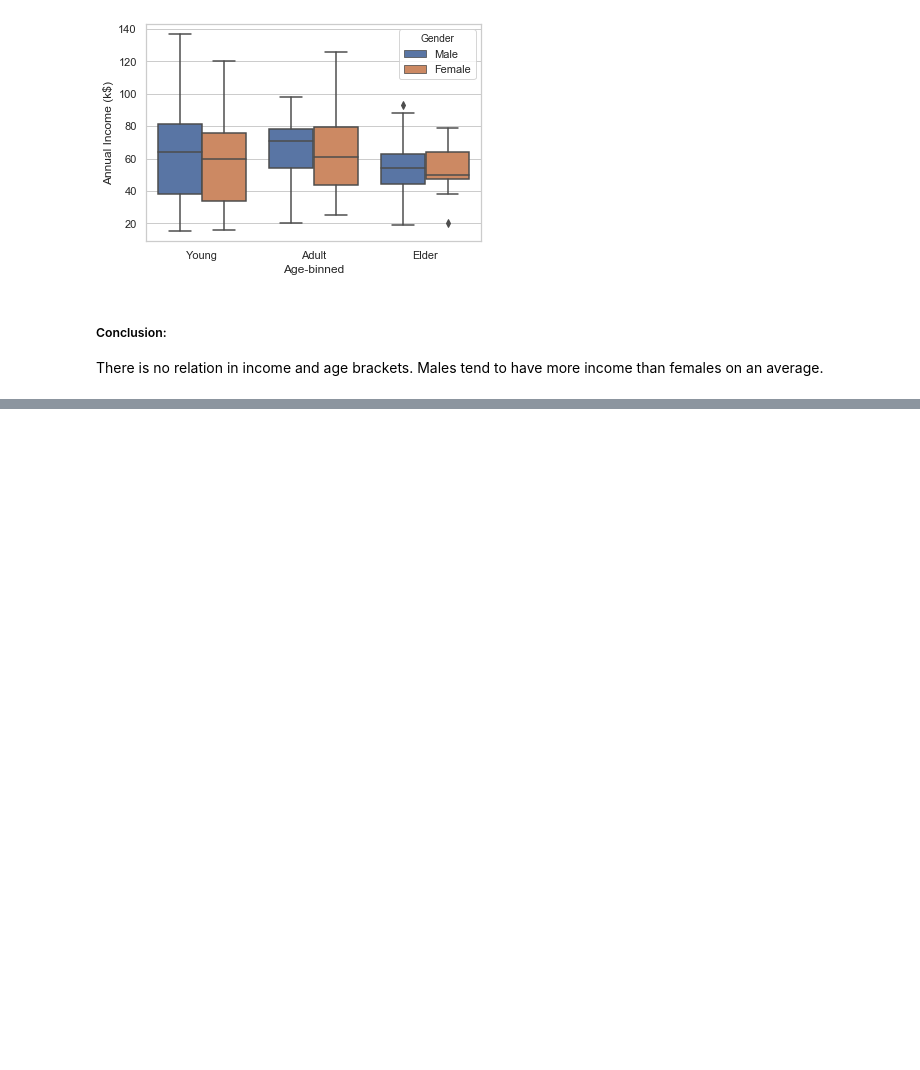
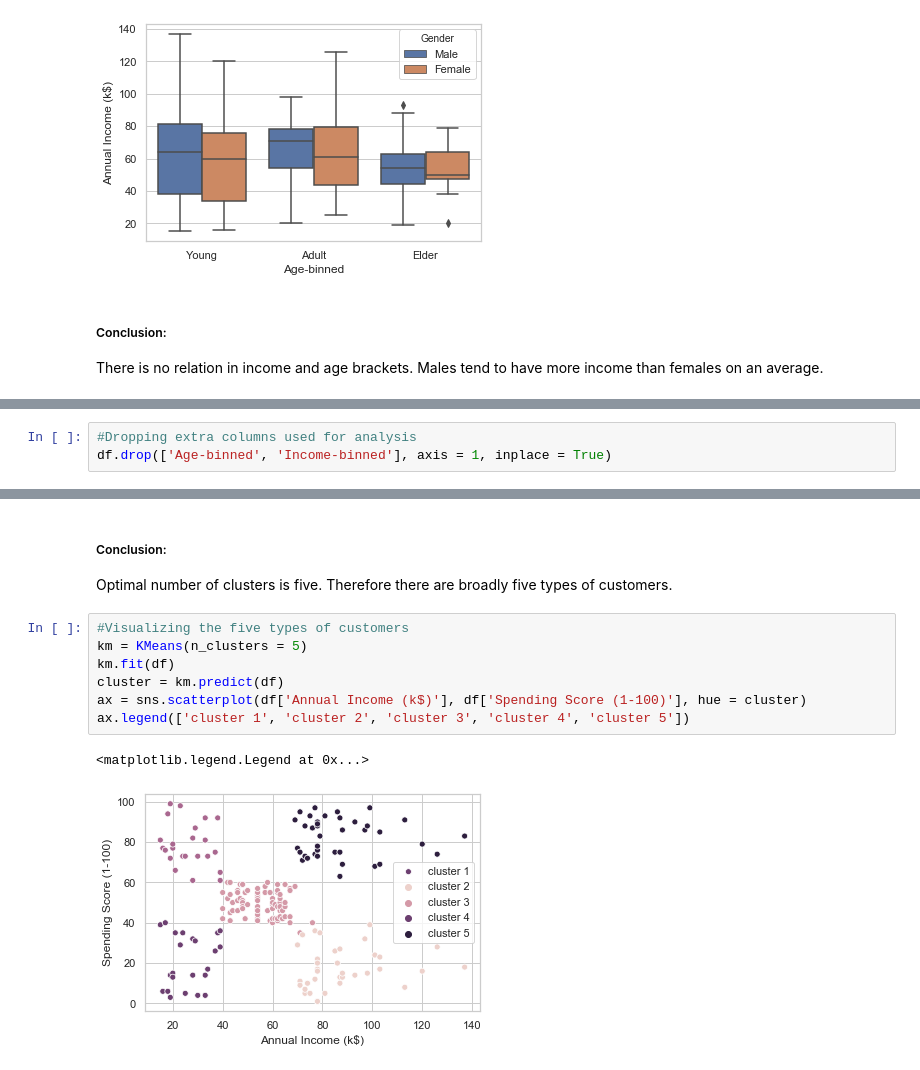
Before and after one commit to pranjallk1995/EXPOSYS-DATALABS, a Jupyter notebook: CUSTOMER_SEGMENTATION.ipynb, the cells around one changed output, grey strips where cells are left out. Drawn from its saved outputs; the diff is of its cells as text; blank space fills up the shorter version.

```diff
--- a/CUSTOMER_SEGMENTATION.ipynb
+++ b/CUSTOMER_SEGMENTATION.ipynb
@@ -252,0 +231,3 @@ There is no relation in income and age brackets. Males tend to have more income
+# %%
+#Dropping extra columns used for analysis
+df.drop(['Age-binned', 'Income-binned'], axis = 1, inplace = True)
@@ -252,0 +299,14 @@ There is no relation in income and age brackets. Males tend to have more income
+# %% [markdown]
+##### Conclusion:
+
+Optimal number of clusters is five. Therefore there are broadly five types of customers.
+# %%
+#Visualizing the five types of customers
+km = KMeans(n_clusters = 5)
+km.fit(df)
+cluster = km.predict(df)
+ax = sns.scatterplot(df['Annual Income (k$)'], df['Spending Score (1-100)'], hue = cluster)
+ax.legend(['cluster 1', 'cluster 2', 'cluster 3', 'cluster 4', 'cluster 5'])
+# %% [output]
+<matplotlib.legend.Legend at 0x...>
+[figure, added]
```
Also changed, not shown: parts of 24 cells of this notebook.
